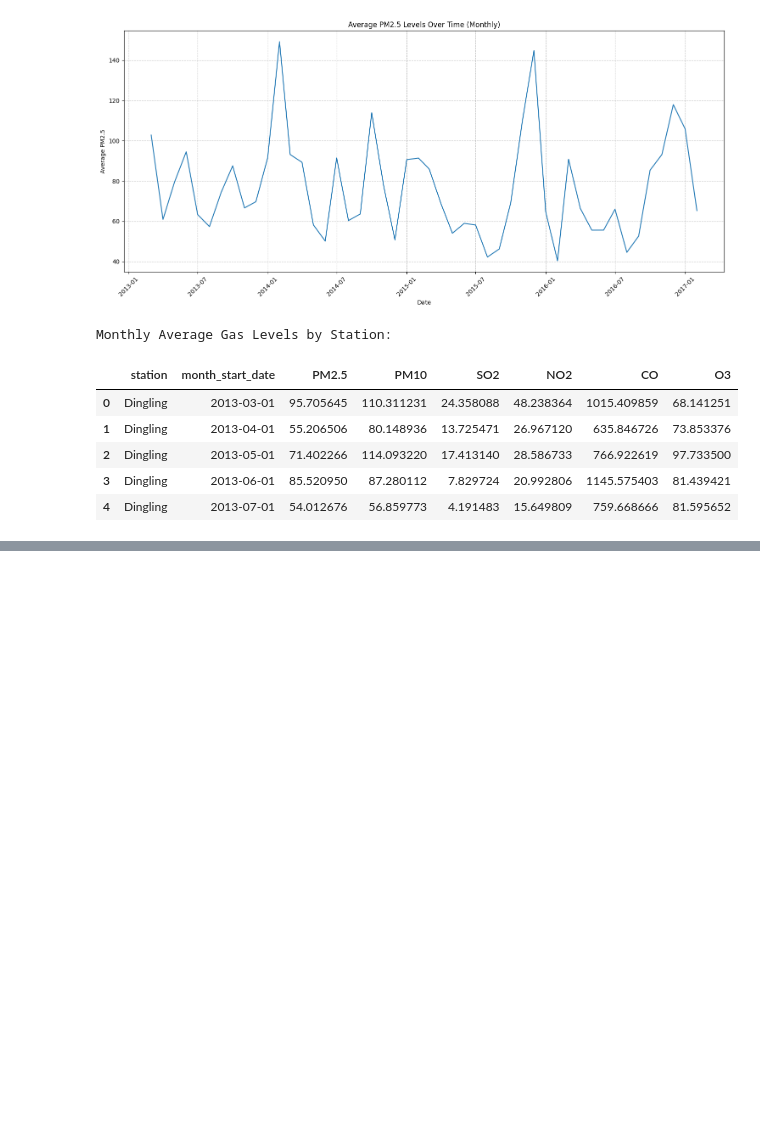
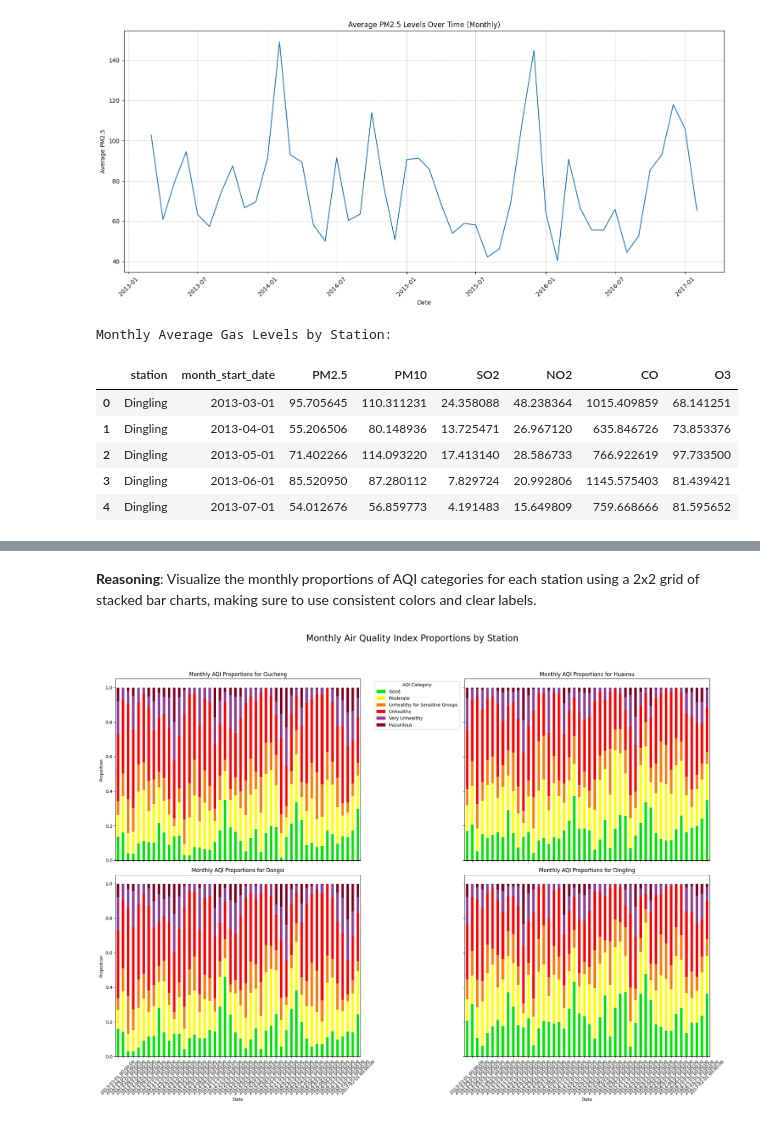
Before and after one commit to alfadder/ProgForDataAnalysis, a Jupyter notebook: Programming_For_Data_Analysis.ipynb, the cells around one changed output, grey strips where cells are left out. Drawn from its saved outputs; the diff is of its cells as text; code cells hidden in the pictures; blank space fills up the shorter version.

Commit message:
plotting air quality index and fixing formatting

```diff
--- a/Programming_For_Data_Analysis.ipynb
+++ b/Programming_For_Data_Analysis.ipynb
@@ -400,0 +510,14 @@ for gas_type in gas_columns:
+# %%
+monthly_aqi_proportions = df.groupby(['station', 'month_start_date', 'AQI_PM25_Category']).size().unstack(fill_value=0)
+monthly_aqi_proportions = monthly_aqi_proportions.apply(lambda x: x / x.sum(), axis=1)
+
+# Ensure all AQI categories are present in the correct order for consistent plotting
+aqi_order = ['Good', 'Moderate', 'Unhealthy for Sensitive Groups', 'Unhealthy', 'Very Unhealthy', 'Hazardous']
+for col in aqi_order:
+    if col not in monthly_aqi_proportions.columns:
+        monthly_aqi_proportions[col] = 0
+monthly_aqi_proportions = monthly_aqi_proportions[aqi_order]
+
+monthly_aqi_proportions = monthly_aqi_proportions.reset_index()
+print("Monthly AQI proportions by station:")
+display(monthly_aqi_proportions.head())
@@ -400,0 +532,43 @@ for gas_type in gas_columns:
+# %% [markdown]
+**Reasoning**:
+Visualize the monthly proportions of AQI categories for each station using a 2x2 grid of stacked bar charts, making sure to use consistent colors and clear labels.
+# %%
+import matplotlib.pyplot as plt
+import seaborn as sns
+
+# Define colors for AQI categories for consistent plotting
+aqi_colors = {
+    'Good': '#00e400',  # Green
+    'Moderate': '#ffff00', # Yellow
+    'Unhealthy for Sensitive Groups': '#ff7e00', # Orange
+    'Unhealthy': '#ff0000', # Red
+    'Very Unhealthy': '#8f3f97', # Purple
+    'Hazardous': '#7e0023'  # Maroon
+}
+
+stations_list = df['station'].unique()
+fig, axes = plt.subplots(2, 2, figsize=(20, 15), sharex=True, sharey=True)
+axes = axes.flatten()
+
+for i, station in enumerate(stations_list):
+    station_data = monthly_aqi_proportions[monthly_aqi_proportions['station'] == station]
+    station_data_pivot = station_data.set_index('month_start_date')[aqi_order]
+
+    # Plot stacked bar chart for each station
+    station_data_pivot.plot(kind='bar', stacked=True, ax=axes[i], color=[aqi_colors[cat] for cat in aqi_order])
+    axes[i].set_title(f'Monthly AQI Proportions for {station}')
+    axes[i].set_xlabel('Date')
+    axes[i].set_ylabel('Proportion')
+    axes[i].tick_params(axis='x', rotation=45)
+
+    # Place legend only on the first subplot to avoid clutter
+    if i == 0:
+        axes[i].legend(title='AQI Category', bbox_to_anchor=(1.05, 1), loc='upper left')
+    else:
+        axes[i].get_legend().remove()
+
+plt.suptitle('Monthly Air Quality Index Proportions by Station', fontsize=20, y=1.02)
+plt.tight_layout(rect=[0, 0.03, 1, 0.98])
+plt.show()
+# %% [output]
+[figure, added]
```
Also changed, not shown: parts of 24 cells of this notebook.
